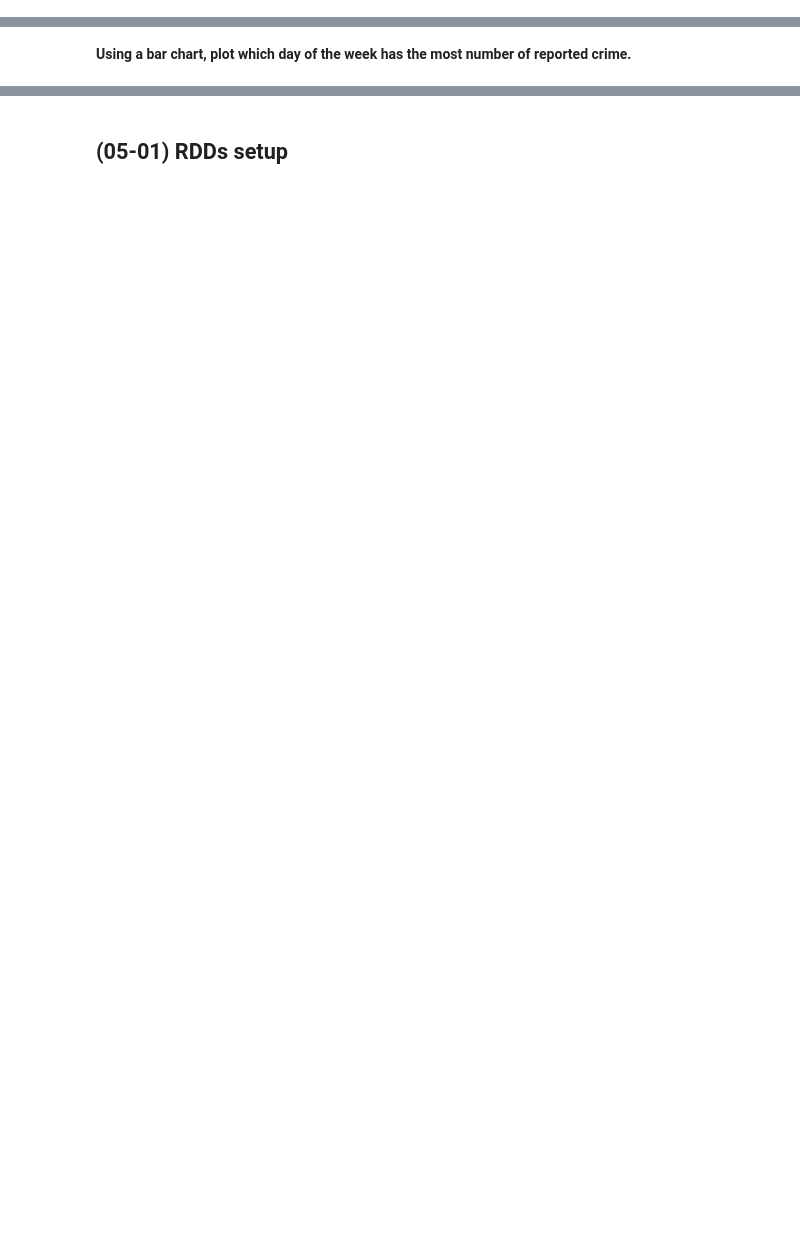
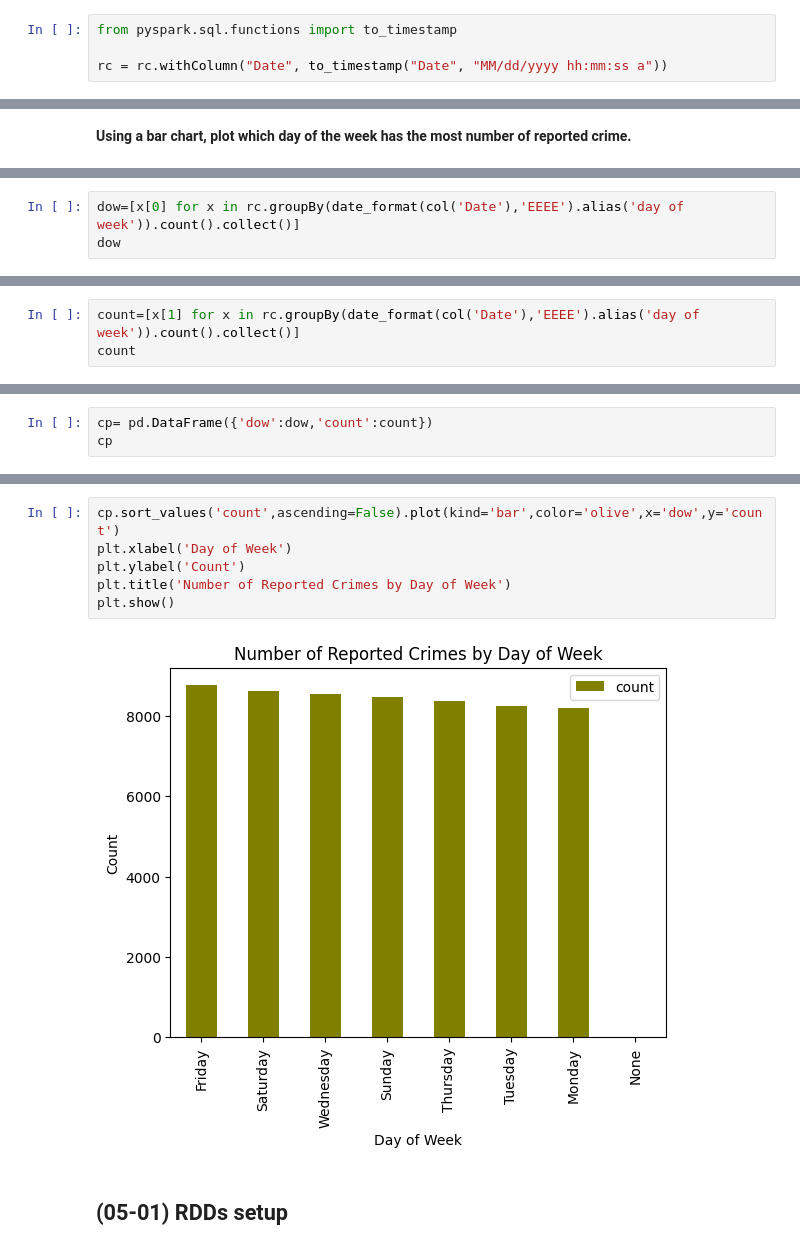
Before and after one commit to patilmanishj21/pyspark-learning, a Jupyter notebook: Apache_PySpark_by_Example.ipynb, the cells around one changed output, grey strips where cells are left out. Cells and saved outputs as stored; diff of their text form; blank space fills up the shorter version.

```diff
--- a/Apache_PySpark_by_Example.ipynb
+++ b/Apache_PySpark_by_Example.ipynb
@@ -168,6 +168,10 @@ root
  |-- Latitude: string (nullable = true)
  |-- Longitude: string (nullable = true)
  |-- Location: string (nullable = true)
+# %%
+from pyspark.sql.functions import to_timestamp
+
+rc = rc.withColumn("Date", to_timestamp("Date", "MM/dd/yyyy hh:mm:ss a"))
 # %%
 rc.show(5)
 # %% [output]
@@ -322,0 +732,3 @@ print(dir(functions))
+# %%
+dow=[x[0] for x in rc.groupBy(date_format(col('Date'),'EEEE').alias('day of week')).count().collect()]
+dow
@@ -322,0 +744,3 @@ print(dir(functions))
+# %%
+count=[x[1] for x in rc.groupBy(date_format(col('Date'),'EEEE').alias('day of week')).count().collect()]
+count
@@ -322,0 +752,3 @@ print(dir(functions))
+# %%
+cp= pd.DataFrame({'dow':dow,'count':count})
+cp
@@ -323,2 +765,10 @@ print(dir(functions))
+# %%
+cp.sort_values('count',ascending=False).plot(kind='bar',color='olive',x='dow',y='count')
+plt.xlabel('Day of Week')
+plt.ylabel('Count')
+plt.title('Number of Reported Crimes by Day of Week')
+plt.show()
+# %% [output]
+[figure, added]
 # %% [markdown]
 ## (05-01) RDDs setup
```
Also changed, not shown: parts of 63 cells of this notebook.
